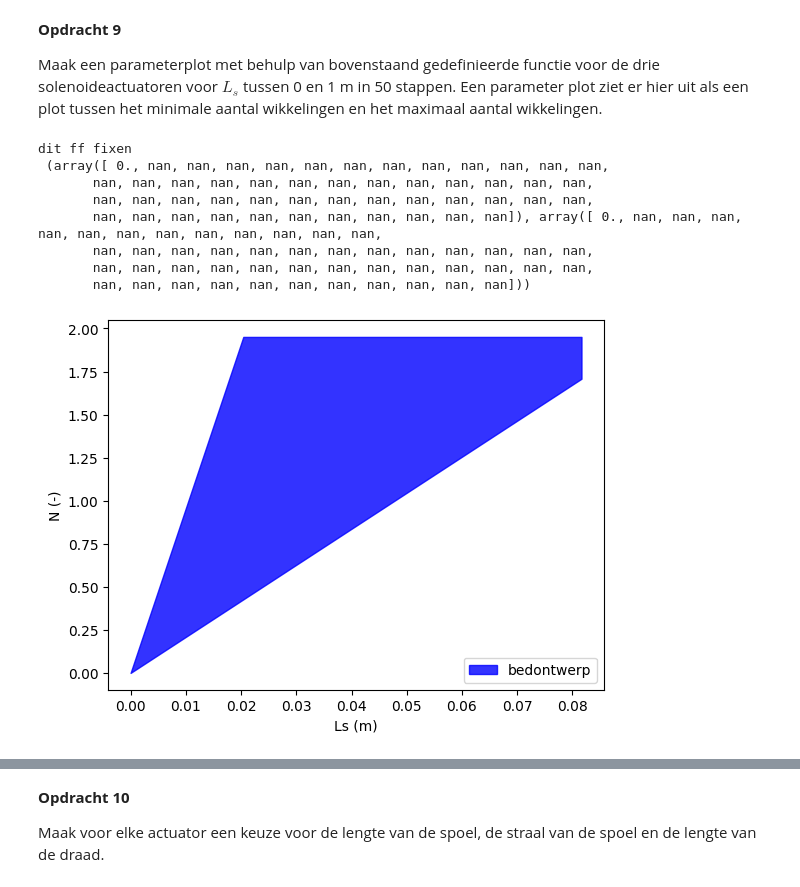
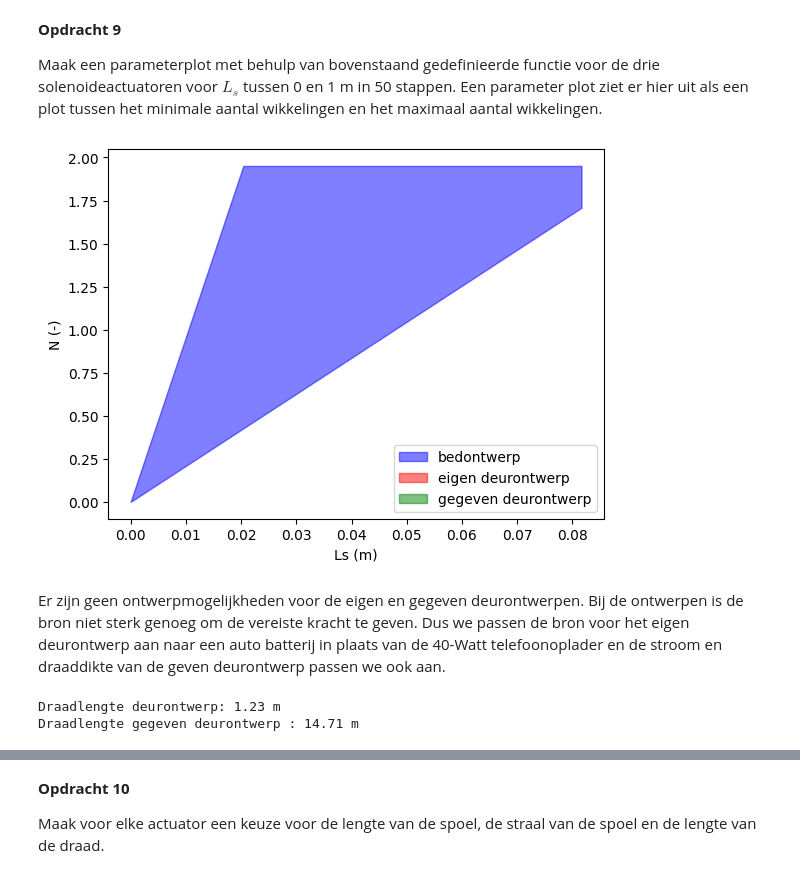
Before and after one commit to Ikbenjamin07/opdrachten-DEF-D, a Jupyter notebook: DigitaleOntwerpopdrachten/2KrachtactuatorOpdracht/KrachtactuatorOpdracht.ipynb, the cells around one changed output, grey strips where cells are left out. Drawn from its saved outputs; the diff is of its cells as text; code cells hidden in the pictures.

```diff
--- a/DigitaleOntwerpopdrachten/2KrachtactuatorOpdracht/KrachtactuatorOpdracht.ipynb
+++ b/DigitaleOntwerpopdrachten/2KrachtactuatorOpdracht/KrachtactuatorOpdracht.ipynb
@@ -152,10 +152,10 @@ print(f"Draadlengte deurontwerp: {L_deurdraad:.2f} m")
 
 #deuropener gegeven ontwerp
 V_deur2 = 9 #Volt
-I_deur2 = 500e-3 #A, staat niet gegeven, dit is waarde van de 9V batterij
-r_deur2 = 0.1e-3 #waarde van de 9V batterij genomen
+I_deur2 = 5 #A, staat niet gegeven, dit is waarde van de 9V batterij
+r_deur2 = 0.1e-3 /2 #waarde van de 9V batterij genomen
 
-L_deurdraad2 = length_wire(V_deur2, I_deur2,rho_Fe,r_2)
+L_deurdraad2 = length_wire(V_deur2, I_deur2,rho_Fe,r_deur2)
 print(f"Draadlengte gegeven deurontwerp : {L_deurdraad2:.2f} m")
 # %% [output]
 Draadlengte bedontwerp: 1.23 m
@@ -223,33 +223,45 @@ Text(0, 0.5, 'y')
 
 Maak een parameterplot met behulp van bovenstaand gedefinieerde functie voor de drie solenoideactuatoren voor $L_s$ tussen 0 en 1 m in 50 stappen. Een parameter plot ziet er hier uit als een plot tussen het minimale aantal wikkelingen en het maximaal aantal wikkelingen.
 # %%
-#vraag om te checken: klopt afgeleide formule voor max aantal wikkelingen wel?
-# 1) deurdesign is helemaal nan,
-#  2) Ls van gekregen deurdesign weten we niet (zelf bepalen?)
+# 1) beide deurdesigns zijn bijna helemaal nan
+rs_bed = 10e-2 #m
+rs_deur1 = 5e-3 #m
+rs_deur2 = 0.01 #m
 
 Ls_arr = np.linspace(0,1,50)
-N_bed = aantal_wikkelingen(1400,L_beddraad,Ls_arr,10e-2,r_1,I_bed)
-N_deur1 = aantal_wikkelingen(38, L_deurdraad, Ls_arr, 0.2e-3, r_2, I_deur)
-#N_deur2 = aantal_wikkelingen(40, L_deurdraad2, ) #we weten Ls hiervan niet?
-print("dit ff fixen\n",N_deur1)
+N_bed = aantal_wikkelingen(1400,L_beddraad,Ls_arr,rs_bed,r_1,I_bed)
+N_deur1 = aantal_wikkelingen(38, L_deurdraad, Ls_arr, rs_deur1, r_2, I_deur)
+N_deur2 = aantal_wikkelingen(40, L_deurdraad2, Ls_arr, rs_deur2, r_deur2, I_deur2)
 
-#ik krijg momenteel error als ik Ls input als een array omdat de code N_max dan niet kan bepalen
 
 plt.figure()
-plt.fill_between(Ls_arr,N_bed[0],N_bed[1],color = "b", alpha = 0.8,label="bedontwerp")
-plt.fill_between(Ls_arr,N_deur1[0],N_deur1[1],color = "r", alpha = 0.8) #deze is helemaal nan, fijn!!!!!
-# plt.fill_between(Ls_arr,N_deru2_min,N_deur2_max)
+plt.fill_between(Ls_arr,N_bed[0],N_bed[1],color = "b",alpha=0.5,label="bedontwerp")
+plt.fill_between(Ls_arr,N_deur1[0],N_deur1[1],color = "r",alpha=0.5,label="eigen deurontwerp") #deze is helemaal nan, fijn!!!!!
+plt.fill_between(Ls_arr,N_deur2[0],N_deur2[1], color="g",alpha=0.5,label="gegeven deurontwerp")
 plt.legend()
 plt.xlabel("Ls (m)")
 plt.ylabel("N (-)")
 plt.show()
 # %% [output]
-dit ff fixen
- (array([ 0., nan, nan, nan, nan, nan, nan, nan, nan, nan, nan, nan, nan,
-       nan, nan, nan, nan, nan, nan, nan, nan, nan, nan, nan, nan, nan,
-       nan, nan, nan, nan, nan, nan, nan, nan, nan, nan, nan, nan, nan,
-       nan, nan, nan, nan, nan, nan, nan, nan, nan, nan, nan]), array([ 0., nan, nan, nan, nan, nan, nan, nan, nan, nan, nan, nan, nan,
-       nan, nan, nan, nan, nan, nan, nan, nan, nan, nan, nan, nan, nan,
-       nan, nan, nan, nan, nan, nan, nan, nan, nan, nan, nan, nan, nan,
-       nan, nan, nan, nan, nan, nan, nan, nan, nan, nan, nan]))
-[figure, old version]
+[figure, new version]
+# %% [markdown]
+Er zijn geen ontwerpmogelijkheden voor de eigen en gegeven deurontwerpen. Bij de ontwerpen is de bron niet sterk genoeg om de vereiste kracht te geven. Dus we passen de bron voor het eigen deurontwerp aan naar een auto batterij in plaats van de 40-Watt telefoonoplader en de stroom en draaddikte van de geven deurontwerp passen we ook aan.
+# %%
+#deuropener ons ontwerp
+V_deur = 12 #Volt
+I_deur = 180 #A
+r_2 = 1.5e-3 /2 #m
+
+L_deurdraad = length_wire(V_deur, I_deur, rho_Fe, r_2)
+print(f"Draadlengte deurontwerp: {L_deurdraad:.2f} m")
+
+#deuropener gegeven ontwerp
+V_deur2 = 9 #Volt
+I_deur2 = 5#A
+r_deur2 = 1e-3 /2 #m
+
+L_deurdraad2 = length_wire(V_deur2, I_deur2,rho_Fe,r_deur2)
+print(f"Draadlengte gegeven deurontwerp : {L_deurdraad2:.2f} m")
+# %% [output]
+Draadlengte deurontwerp: 1.23 m
+Draadlengte gegeven deurontwerp : 14.71 m
```
Also changed, not shown: parts of 3 cells of this notebook.
